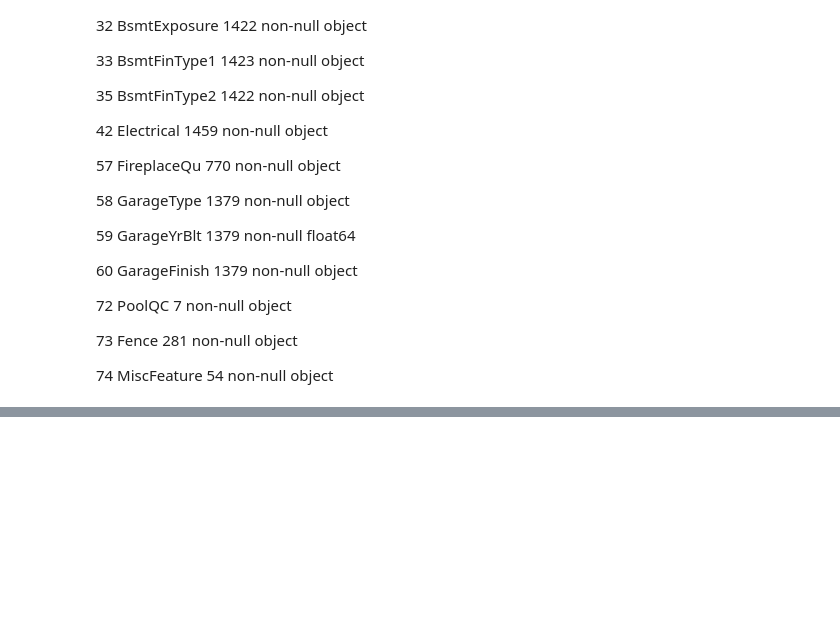
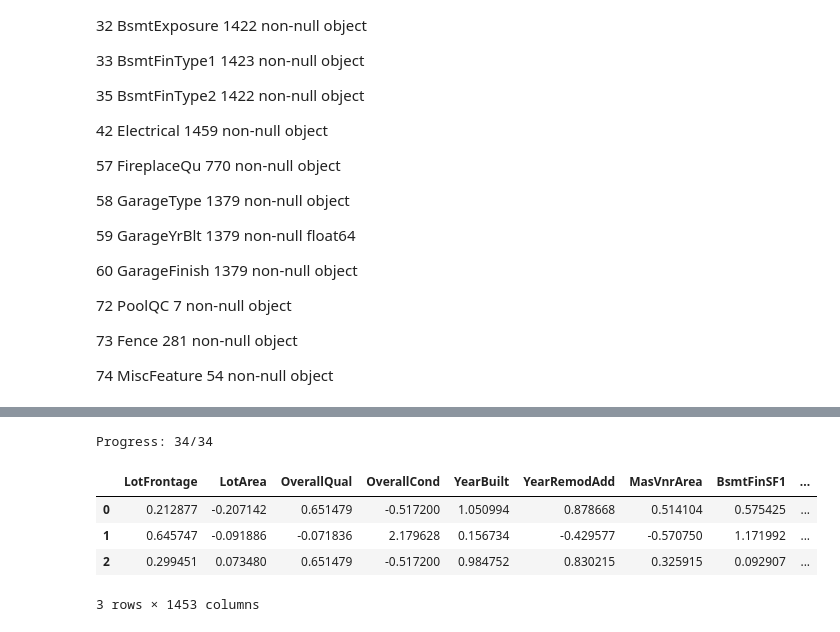
Before and after one commit to sethjpete/KaggleComp, a Jupyter notebook: kaggle.ipynb, the cells around one changed output, grey strips where cells are left out. Saved outputs shown, nothing was run; the diff lists cells and outputs as text; code cells hidden in the pictures; blank space fills up the shorter version.

```diff
--- a/kaggle.ipynb
+++ b/kaggle.ipynb
@@ -140,0 +147,40 @@ df
+# %%
+# Building features
+def has_features(df):
+    df = df.copy()
+
+    df['3SsnPorch'] = df['3SsnPorch'].apply(lambda x: 1 if x > 0 else 0)
+    df['ScreenPorch'] = df['ScreenPorch'].apply(lambda x: 1 if x > 0 else 0)
+    df['Pool'] = df['PoolArea'].apply(lambda x: 1 if x > 0 else 0)
+    df['Garage'] = df['GarageArea'].apply(lambda x: 1 if x > 0 else 0)
+    df['EnclosedPorch'] = df['EnclosedPorch'].apply(lambda x: 1 if x > 0 else 0)
+    df['2ndFloor'] = df['2ndFlrSF'].apply(lambda x: 1 if x > 0 else 0)
+    df['WoodDeck'] = df['WoodDeckSF'].apply(lambda x: 1 if x > 0 else 0)
+    df['OpenPorch'] = df['OpenPorchSF'].apply(lambda x: 1 if x > 0 else 0)
+    df['Bsmt'] = df['TotalBsmtSF'].apply(lambda x: 1 if x > 0 else 0)
+    df['Fireplace'] = df['Fireplaces'].apply(lambda x: 1 if x > 0 else 0)
+
+    return df
+
+def interaction_terms(df, cols):
+    # it's way too computationally expensive to do this on the whole dataset
+    # so we'll just do it on the numerical columns
+    df = df.copy()
+    for index, i in enumerate(cols):
+        print("Progress: {}/{}".format(index + 1, len(cols)), end='\r')
+        for j in cols:
+            if i != j:
+                df[i + '*' + j] = df.apply(lambda row: row[i] * row[j], axis = 1)
+    return df
+# %%
+X = has_features(X)
+X = interaction_terms(X, [n for n in numeric if n != 'SalePrice'])
+X['MSSubClass_150'] = 0 # There's 150 in the test set, but not the train set.
+X.head(3)
+# %% [output]
+Progress: 34/34
+|  | LotFrontage | LotArea | OverallQual | OverallCond | YearBuilt | YearRemodAdd | MasVnrArea | BsmtFinSF1 | ... |
+| 0 | 0.212877 | -0.207142 | 0.651479 | -0.517200 | 1.050994 | 0.878668 | 0.514104 | 0.575425 | ... |
+| 1 | 0.645747 | -0.091886 | -0.071836 | 2.179628 | 0.156734 | -0.429577 | -0.570750 | 1.171992 | ... |
+| 2 | 0.299451 | 0.073480 | 0.651479 | -0.517200 | 0.984752 | 0.830215 | 0.325915 | 0.092907 | ... |
+3 rows × 1453 columns
```
Also changed, not shown: parts of 26 cells of this notebook, 1 other file.
